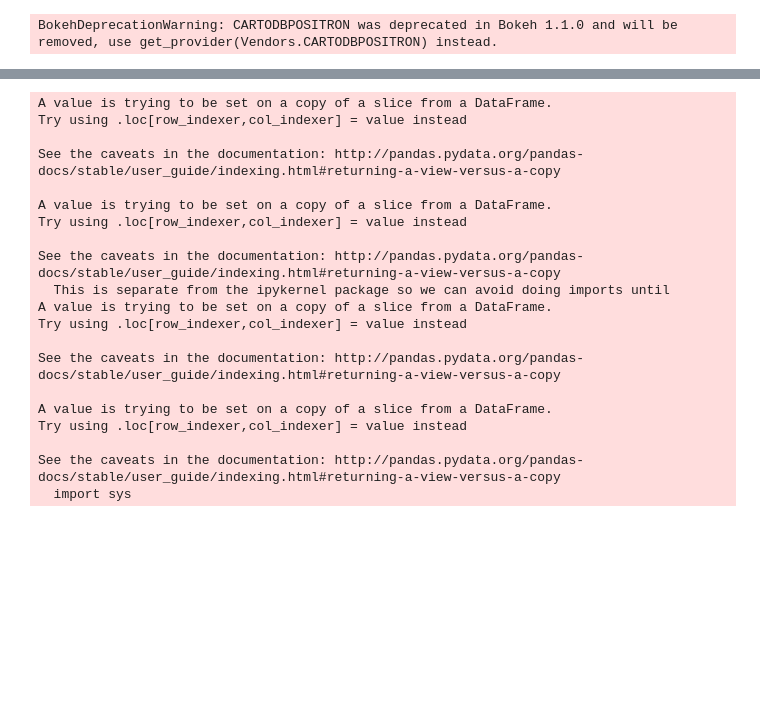
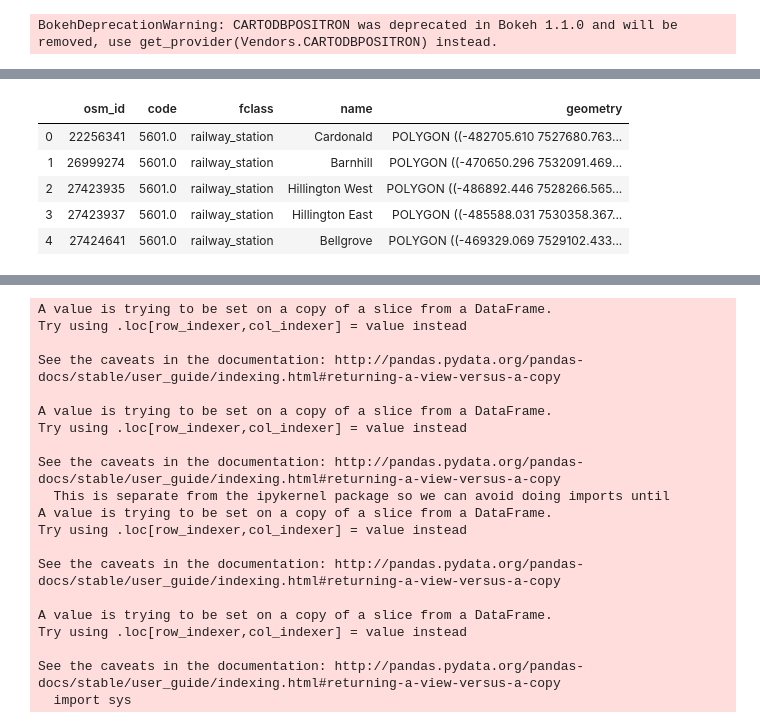
Before and after one commit to nadiiia/ros_train_viz, a Jupyter notebook: voronoi_price.ipynb, the cells around one changed output, grey strips where cells are left out. Cells and saved outputs as stored; diff of their text form; code cells hidden in the pictures; blank space fills up the shorter version.

```diff
--- a/voronoi_price.ipynb
+++ b/voronoi_price.ipynb
@@ -30,5 +29,14 @@ voronoi_poly_wm = voronoi_poly.to_crs({'init': 'epsg:3857'})
 # %%
 stations = gpd.read_file(r'D:/viz/trainlines/derived/New folder/derived_data.gpkg', layer='railstations')
 #stations.head()
+# %%
+voronoi_poly_wm.head()
+# %% [output]
+|  | osm_id | code | fclass | name | geometry |
+| 0 | 22256341 | 5601.0 | railway_station | Cardonald | POLYGON ((-482705.610 7527680.763... |
+| 1 | 26999274 | 5601.0 | railway_station | Barnhill | POLYGON ((-470650.296 7532091.469... |
+| 2 | 27423935 | 5601.0 | railway_station | Hillington West | POLYGON ((-486892.446 7528266.565... |
+| 3 | 27423937 | 5601.0 | railway_station | Hillington East | POLYGON ((-485588.031 7530358.367... |
+| 4 | 27424641 | 5601.0 | railway_station | Bellgrove | POLYGON ((-469329.069 7529102.433... |
 # %%
 stations_wm=stations.to_crs({'init': 'epsg:3857'})
```
Also changed, not shown: parts of 15 cells of this notebook, 2 other files.
